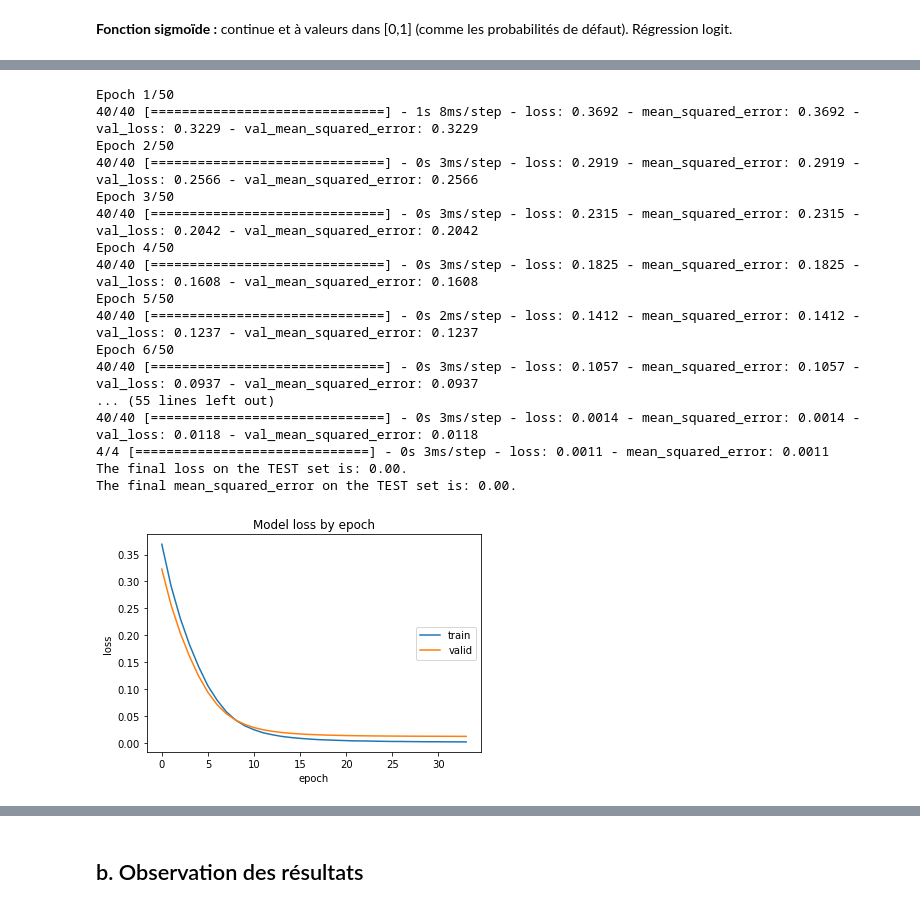
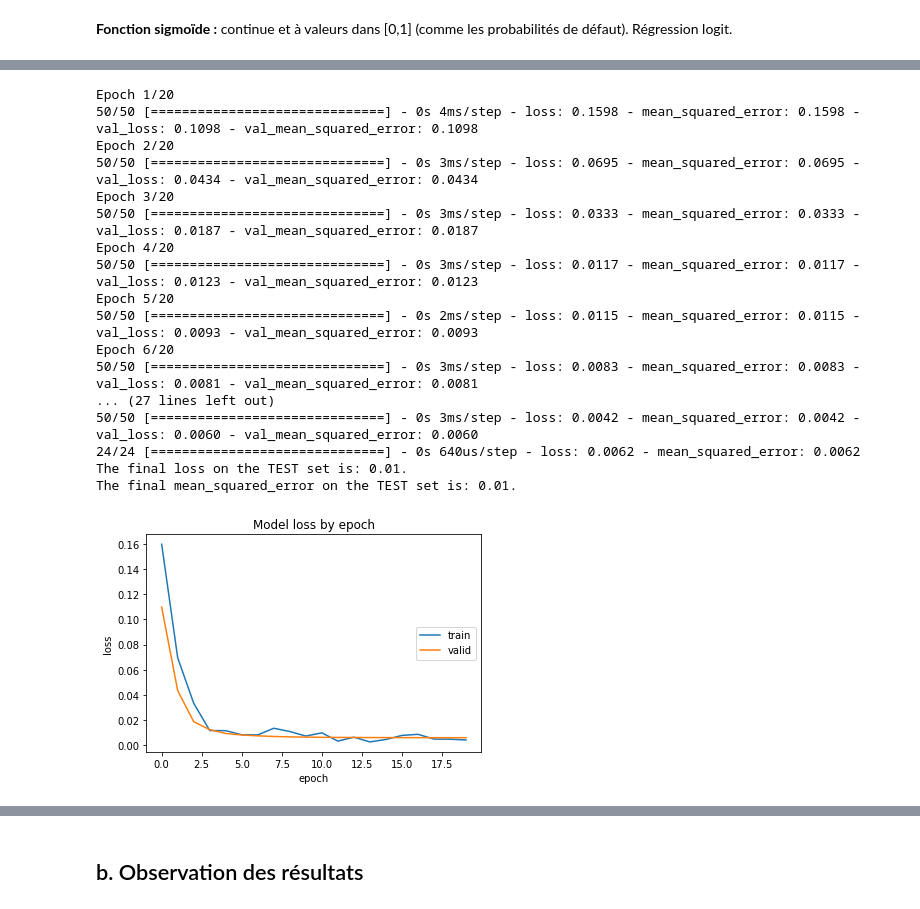
Before and after one commit to Rxzh/PD, a Jupyter notebook: Architecture réseaux de neurones.ipynb, the cells around one changed output, grey strips where cells are left out. Drawn from its saved outputs; the diff is of its cells as text; code cells hidden in the pictures.

```diff
--- a/Architecture réseaux de neurones.ipynb
+++ b/Architecture réseaux de neurones.ipynb
@@ -169,4 +190,0 @@ nb_quali
-# %%
-X_train, X_test, y_train, y_test = model_selection.train_test_split(X_full, y_full, test_size=0.20,
-                                                                    #stratify=y_full, # stratification
-                                                                    random_state=92)
@@ -184,27 +191,3 @@ X_train_quanti = scaler.transform(X_train[:,continuous_features_idx])
-# %%
-x_3quali = pd.DataFrame(X_train_quanti)
-x_3quanti = pd.DataFrame(X_train[:,:nb_quali])
-x_3quali = x_3quali.reset_index()
-x_3quanti = x_3quanti.reset_index()
-x_3quali = x_3quali.apply(pd.to_numeric)
-x_3quanti = x_3quanti.apply(pd.to_numeric)
-X_train = pd.merge(x_3quanti, x_3quali, how='inner', on="index")
-X_train = X_train.drop(columns = ['index'])
-
-X_train = np.array(X_train)
-# %%
-X_test_quanti = scaler.transform(X_test[:,continuous_features_idx])
-
-x_4quali = pd.DataFrame(X_test_quanti)
-x_4quanti = pd.DataFrame(X_test[:,:nb_quali])
-x_4quali = x_4quali.apply(pd.to_numeric)
-x_4quanti = x_4quanti.apply(pd.to_numeric)
-x_4quali = x_4quali.reset_index()
-x_4quanti = x_4quanti.reset_index()
-X_test = pd.merge(x_4quanti, x_4quali, how='inner', on="index")
-X_test = X_test.drop(columns = ['index'])
-
-X_test = np.array(X_test)
 # %% [markdown]
 # II. Réseaux de neurones : prédiction de la PD
 
@@ -221,10 +207,10 @@ X_test = np.array(X_test)
 # %%
 model = Sequential()
-model.add(Dense(units=6,input_dim=25,activation="sigmoid")) #6 is good
-model.add(Dense(units=2))
+model.add(Dense(units=12,input_dim=34,))#activation="sigmoid")) #6 is good
+model.add(Dense(units=6))
 model.add(Dense(units=1,activation="sigmoid"))
 #modele.add(Dropout(0.3))
-learning_rate = 0.10
+learning_rate = 0.15
 
 sgd = SGD(learning_rate)
 
@@ -255,47 +241,47 @@ _________________________________________________________________
 None
 # %%
 history = model.fit(X_train, y_train,         # Train the model using the training set...
-          batch_size=10, epochs=50,
-          verbose=1, validation_split=0.4,steps_per_epoch=40)           # ...holding out 40% of the data for validation
+          batch_size=10, epochs=20,
+          verbose=1, validation_split=0.4,steps_per_epoch=50)           # ...holding out 40% of the data for validation
 
 # --------------------------------------
 # Evaluation
 # --------------------------------------
 for loss_name, loss_value in list(zip(model.metrics_names, model.evaluate(X_test, y_test, verbose=1))):
     print('The final {} on the TEST set is: {:.2f}.'.format(loss_name, loss_value)) # Evaluate the trained model on the test set!
 
 
 import matplotlib.pyplot as plt
 
 # --------------------------------------
 # Loss functions evolution
 # --------------------------------------
 plt.plot(history.history['loss'])
 plt.plot(history.history['val_loss'])
 plt.title('Model loss by epoch')
 plt.ylabel('loss')
 plt.xlabel('epoch')
 plt.legend(['train', 'valid'], loc='right')
 plt.show()
 # %% [output]
-Epoch 1/50
-40/40 [==============================] - 1s 8ms/step - loss: 0.3692 - mean_squared_error: 0.3692 - val_loss: 0.3229 - val_mean_squared_error: 0.3229
-Epoch 2/50
-40/40 [==============================] - 0s 3ms/step - loss: 0.2919 - mean_squared_error: 0.2919 - val_loss: 0.2566 - val_mean_squared_error: 0.2566
-Epoch 3/50
-40/40 [==============================] - 0s 3ms/step - loss: 0.2315 - mean_squared_error: 0.2315 - val_loss: 0.2042 - val_mean_squared_error: 0.2042
-Epoch 4/50
-40/40 [==============================] - 0s 3ms/step - loss: 0.1825 - mean_squared_error: 0.1825 - val_loss: 0.1608 - val_mean_squared_error: 0.1608
-Epoch 5/50
-40/40 [==============================] - 0s 2ms/step - loss: 0.1412 - mean_squared_error: 0.1412 - val_loss: 0.1237 - val_mean_squared_error: 0.1237
-Epoch 6/50
-40/40 [==============================] - 0s 3ms/step - loss: 0.1057 - mean_squared_error: 0.1057 - val_loss: 0.0937 - val_mean_squared_error: 0.0937
-... (55 lines left out)
-40/40 [==============================] - 0s 3ms/step - loss: 0.0014 - mean_squared_error: 0.0014 - val_loss: 0.0118 - val_mean_squared_error: 0.0118
-4/4 [==============================] - 0s 3ms/step - loss: 0.0011 - mean_squared_error: 0.0011
-The final loss on the TEST set is: 0.00.
-The final mean_squared_error on the TEST set is: 0.00.
+Epoch 1/20
+50/50 [==============================] - 0s 4ms/step - loss: 0.1598 - mean_squared_error: 0.1598 - val_loss: 0.1098 - val_mean_squared_error: 0.1098
+Epoch 2/20
+50/50 [==============================] - 0s 3ms/step - loss: 0.0695 - mean_squared_error: 0.0695 - val_loss: 0.0434 - val_mean_squared_error: 0.0434
+Epoch 3/20
+50/50 [==============================] - 0s 3ms/step - loss: 0.0333 - mean_squared_error: 0.0333 - val_loss: 0.0187 - val_mean_squared_error: 0.0187
+Epoch 4/20
+50/50 [==============================] - 0s 3ms/step - loss: 0.0117 - mean_squared_error: 0.0117 - val_loss: 0.0123 - val_mean_squared_error: 0.0123
+Epoch 5/20
+50/50 [==============================] - 0s 2ms/step - loss: 0.0115 - mean_squared_error: 0.0115 - val_loss: 0.0093 - val_mean_squared_error: 0.0093
+Epoch 6/20
+50/50 [==============================] - 0s 3ms/step - loss: 0.0083 - mean_squared_error: 0.0083 - val_loss: 0.0081 - val_mean_squared_error: 0.0081
+... (27 lines left out)
+50/50 [==============================] - 0s 3ms/step - loss: 0.0042 - mean_squared_error: 0.0042 - val_loss: 0.0060 - val_mean_squared_error: 0.0060
+24/24 [==============================] - 0s 640us/step - loss: 0.0062 - mean_squared_error: 0.0062
+The final loss on the TEST set is: 0.01.
+The final mean_squared_error on the TEST set is: 0.01.
-[figure, old version]
+[figure, new version]
 # %%
 #Résultats
 
```
Also changed, not shown: parts of 42 cells of this notebook.
